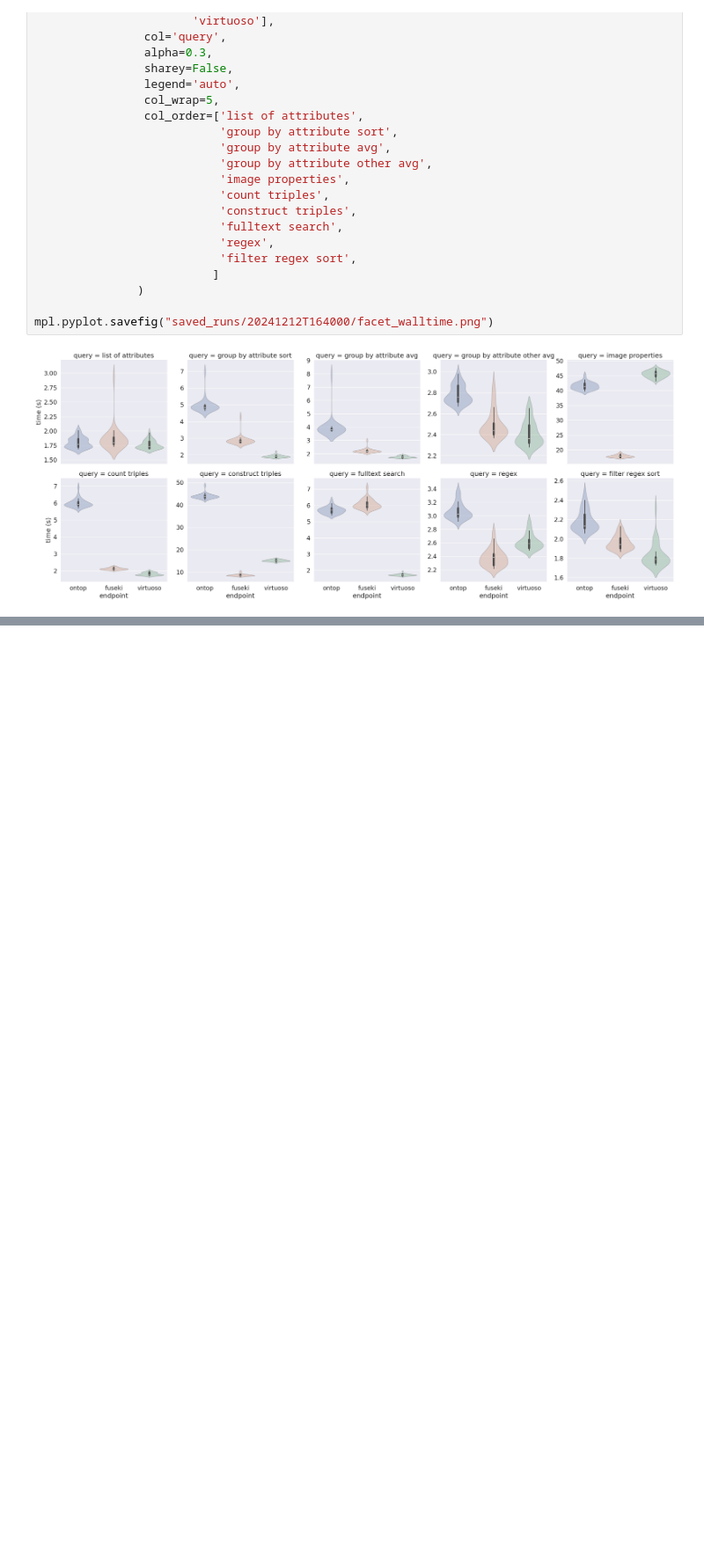
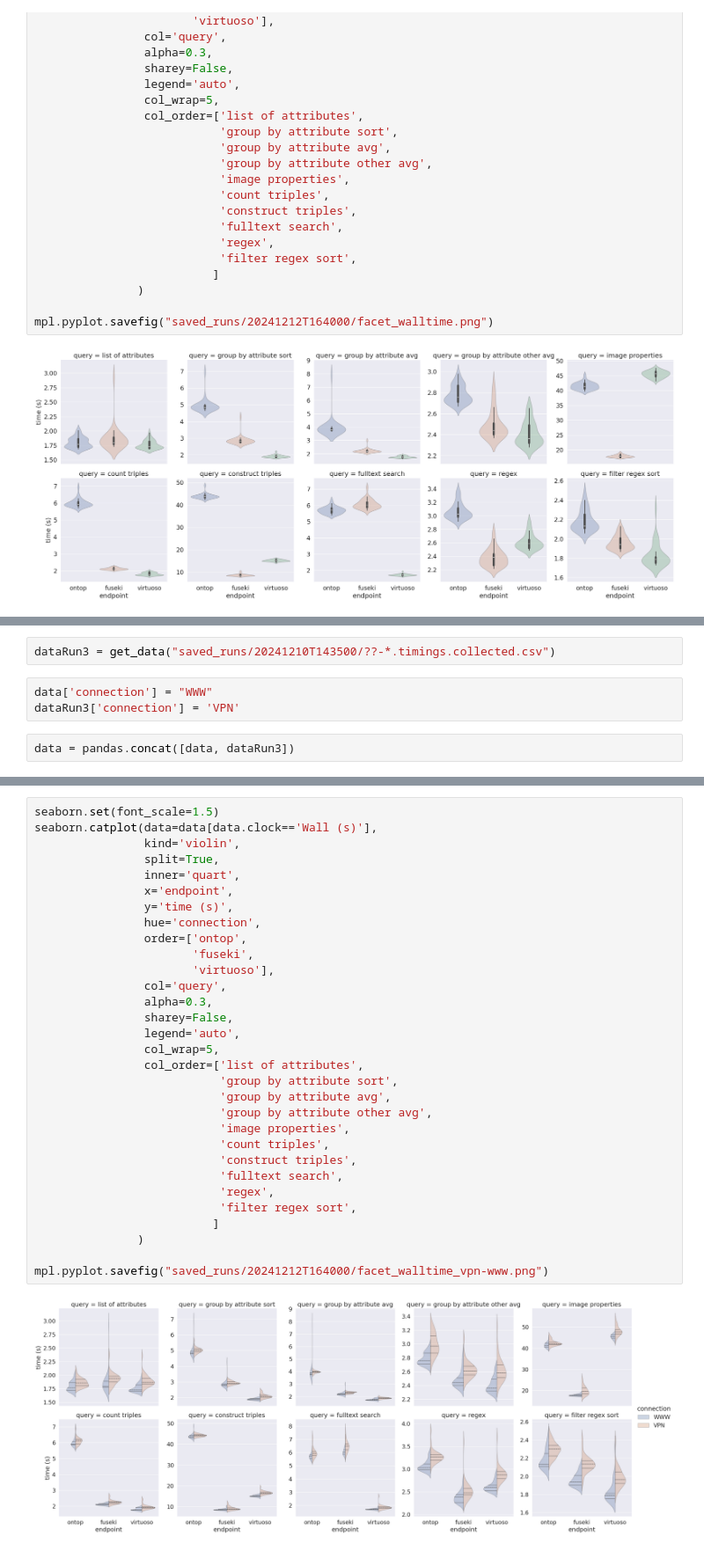
Before and after one commit to NFDI4BIOIMAGE/omero-kg-benchmark, a Jupyter notebook: queries/20241212T164000_analyze_timings.ipynb, the cells around one changed output, grey strips where cells are left out. Shown: that part at 88% size. Saved outputs shown, nothing was run; the diff lists cells and outputs as text; blank space fills up the shorter version.

Commit message:
Update log
- insert graph to compare VPN vs. WWW timings

```diff
--- a/queries/20241212T164000_analyze_timings.ipynb
+++ b/queries/20241212T164000_analyze_timings.ipynb
@@ -60,0 +63,7 @@ mpl.pyplot.savefig("saved_runs/20241212T164000/facet_walltime.png")
+# %%
+dataRun3 = get_data("saved_runs/20241210T143500/??-*.timings.collected.csv")
+# %%
+data['connection'] = "WWW"
+dataRun3['connection'] = 'VPN'
+# %%
+data = pandas.concat([data, dataRun3])
@@ -60,0 +90,33 @@ mpl.pyplot.savefig("saved_runs/20241212T164000/facet_walltime.png")
+# %%
+seaborn.set(font_scale=1.5)
+seaborn.catplot(data=data[data.clock=='Wall (s)'],
+                kind='violin',
+                split=True,
+                inner='quart',
+                x='endpoint',
+                y='time (s)',
+                hue='connection',
+                order=['ontop',
+                       'fuseki',
+                       'virtuoso'],
+                col='query',
+                alpha=0.3,
+                sharey=False,
+                legend='auto',
+                col_wrap=5,
+                col_order=['list of attributes',
+                           'group by attribute sort',
+                           'group by attribute avg',
+                           'group by attribute other avg',
+                           'image properties',
+                           'count triples',
+                           'construct triples',
+                           'fulltext search',
+                           'regex',
+                           'filter regex sort',
+                          ]
+               )
+
+mpl.pyplot.savefig("saved_runs/20241212T164000/facet_walltime_vpn-www.png")
+# %% [output]
+[figure, added]
```
Also changed, not shown: parts of 2 cells of this notebook, 1 other file.
